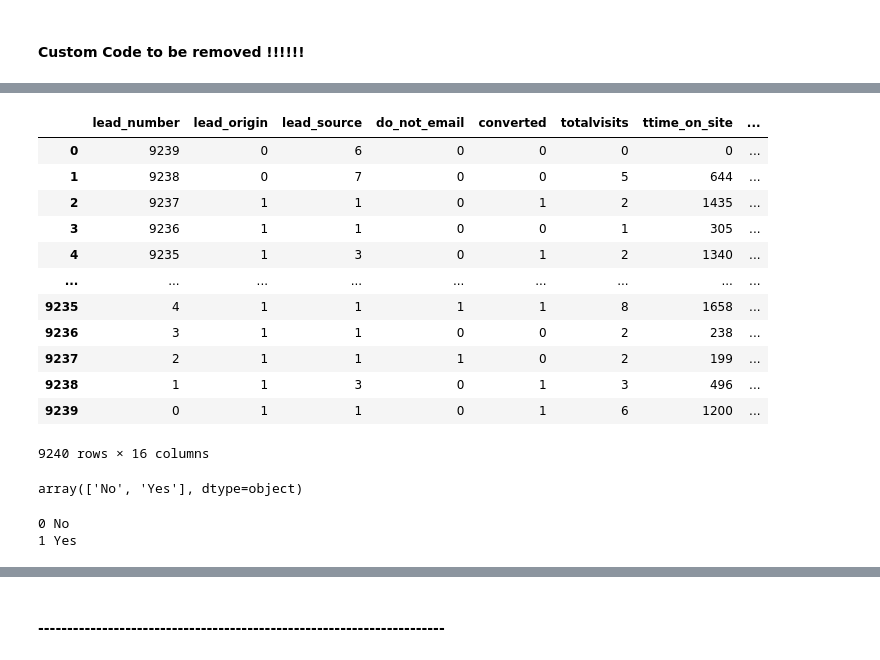
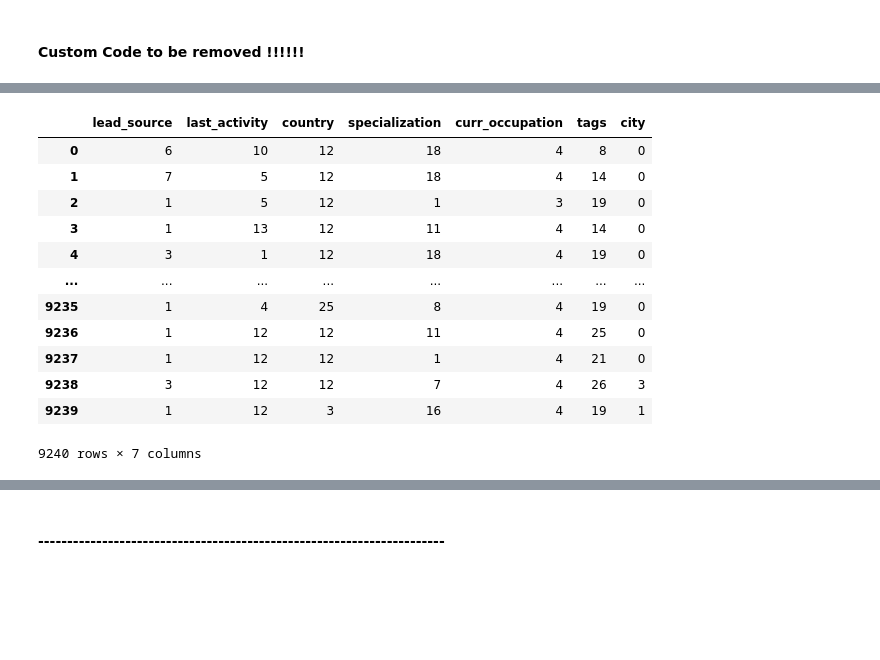
Before and after one commit to vigneshk01/Lead-Scoring-Case-Study, a Jupyter notebook: lead-scoring-case-study.ipynb, the cells around one changed output, grey strips where cells are left out. Saved outputs shown, nothing was run; the diff lists cells and outputs as text; code cells hidden in the pictures; blank space fills up the shorter version.

```diff
--- a/lead-scoring-case-study.ipynb
+++ b/lead-scoring-case-study.ipynb
@@ -360,0 +411,4 @@ dtype: float64
+# %%
+ex_val_df = get_extremeval_threshld(df= lead_score_df.select_dtypes(exclude=['category','object']) )
+ex_val_df
+lead_score_df.describe(percentiles=[.05,.1,.2,.3,.4,.5,.6,.7,.8,.9])
@@ -360,0 +439,18 @@ dtype: float64
+# %%
+# Fix Outliers by setting either thresh low or thresh low for both extremes
+lower_cutoff = ex_val_df.loc['pg_view_pv','thresh_low']
+lead_score_df['pg_view_pv'] = np.where((lead_score_df['pg_view_pv'] < lower_cutoff), lower_cutoff, lead_score_df['pg_view_pv'])
+upper_cutoff = ex_val_df.loc['pg_view_pv','thresh_high']
+lead_score_df['pg_view_pv'] = np.where((lead_score_df['pg_view_pv'] > upper_cutoff), upper_cutoff, lead_score_df['pg_view_pv'])
+
+# Fix Outliers by setting either thresh low or thresh low for both extremes
+lower_cutoff = ex_val_df.loc['totalvisits','thresh_low']
+lead_score_df['totalvisits'] = np.where((lead_score_df['totalvisits'] < lower_cutoff), lower_cutoff, lead_score_df['totalvisits'])
+upper_cutoff = ex_val_df.loc['totalvisits','thresh_high']
+lead_score_df['totalvisits'] = np.where((lead_score_df['totalvisits'] > upper_cutoff), upper_cutoff, lead_score_df['totalvisits'])
+
+# Fix Outliers by setting either thresh low or thresh low for both extremes
+lower_cutoff = ex_val_df.loc['ttime_on_site','thresh_low']
+lead_score_df['ttime_on_site'] = np.where((lead_score_df['ttime_on_site'] < lower_cutoff), lower_cutoff, lead_score_df['ttime_on_site'])
+upper_cutoff = ex_val_df.loc['ttime_on_site','thresh_high']
+lead_score_df['ttime_on_site'] = np.where((lead_score_df['ttime_on_site'] > upper_cutoff), upper_cutoff, lead_score_df['ttime_on_site'])
@@ -361,4 +471,11 @@ dtype: float64
 # %% [markdown]
 #### Custom Code to be removed !!!!!!
+# %%
+# replace Yes No with 1 and 0
+lead_score_df = lead_score_df.replace(to_replace=['Yes', 'No'], value=[1, 0])
 # %%
 from sklearn.preprocessing import LabelEncoder, OneHotEncoder
+# %%
+# for label_encoding:
+cols_to_le = [i for i in lead_score_df.columns if ((lead_score_df[i].dtype == 'category') and len(lead_score_df[i].unique()) > 5)]
+cols_to_le
@@ -365,26 +490,18 @@ from sklearn.preprocessing import LabelEncoder, OneHotEncoder
 # %%
 le = LabelEncoder()
-z = df.apply(le.fit_transform)
-z
+df_le = lead_score_df[cols_to_le].apply(le.fit_transform)
+df_le
 # %% [output]
-|  | lead_number | lead_origin | lead_source | do_not_email | converted | totalvisits | ttime_on_site | ... |
-| 0 | 9239 | 0 | 6 | 0 | 0 | 0 | 0 | ... |
-| 1 | 9238 | 0 | 7 | 0 | 0 | 5 | 644 | ... |
-| 2 | 9237 | 1 | 1 | 0 | 1 | 2 | 1435 | ... |
-| 3 | 9236 | 1 | 1 | 0 | 0 | 1 | 305 | ... |
-| 4 | 9235 | 1 | 3 | 0 | 1 | 2 | 1340 | ... |
-| ... | ... | ... | ... | ... | ... | ... | ... | ... |
-| 9235 | 4 | 1 | 1 | 1 | 1 | 8 | 1658 | ... |
-| 9236 | 3 | 1 | 1 | 0 | 0 | 2 | 238 | ... |
-| 9237 | 2 | 1 | 1 | 1 | 0 | 2 | 199 | ... |
-| 9238 | 1 | 1 | 3 | 0 | 1 | 3 | 496 | ... |
-| 9239 | 0 | 1 | 1 | 0 | 1 | 6 | 1200 | ... |
+|  | lead_source | last_activity | country | specialization | curr_occupation | tags | city |
+| 0 | 6 | 10 | 12 | 18 | 4 | 8 | 0 |
+| 1 | 7 | 5 | 12 | 18 | 4 | 14 | 0 |
+| 2 | 1 | 5 | 12 | 1 | 3 | 19 | 0 |
+| 3 | 1 | 13 | 12 | 11 | 4 | 14 | 0 |
+| 4 | 3 | 1 | 12 | 18 | 4 | 19 | 0 |
+| ... | ... | ... | ... | ... | ... | ... | ... |
+| 9235 | 1 | 4 | 25 | 8 | 4 | 19 | 0 |
+| 9236 | 1 | 12 | 12 | 11 | 4 | 25 | 0 |
+| 9237 | 1 | 12 | 12 | 1 | 4 | 21 | 0 |
+| 9238 | 3 | 12 | 12 | 7 | 4 | 26 | 3 |
+| 9239 | 1 | 12 | 3 | 16 | 4 | 19 | 1 |
-9240 rows × 16 columns
+9240 rows × 7 columns
-# %%
-le.classes_
-for idx, i in enumerate(le.classes_):
-    print(idx,i)
-# %% [output]
-array(['No', 'Yes'], dtype=object)
-0 No
-1 Yes
```
Also changed, not shown: parts of 69 cells of this notebook.
